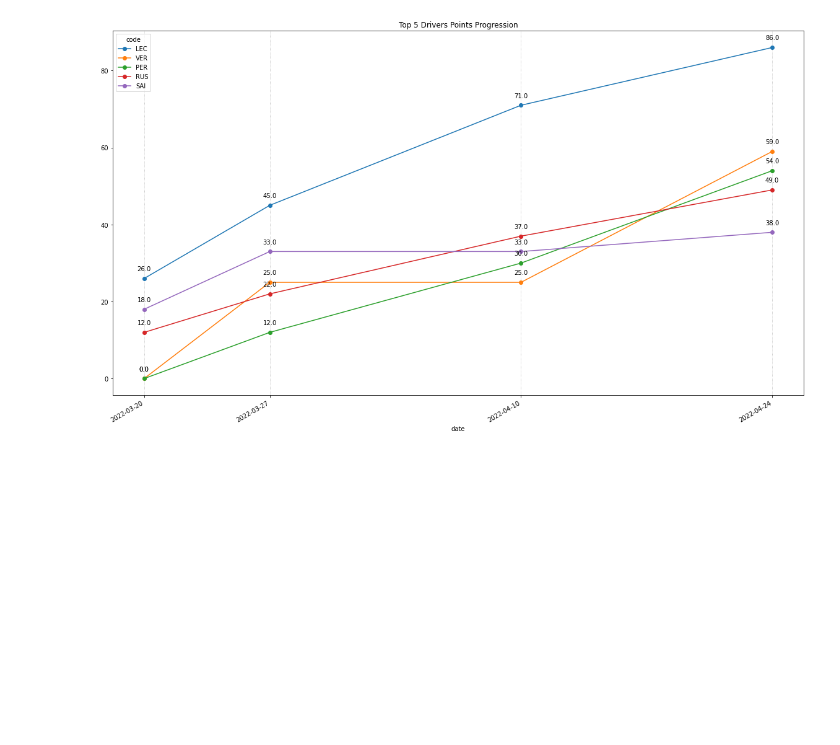
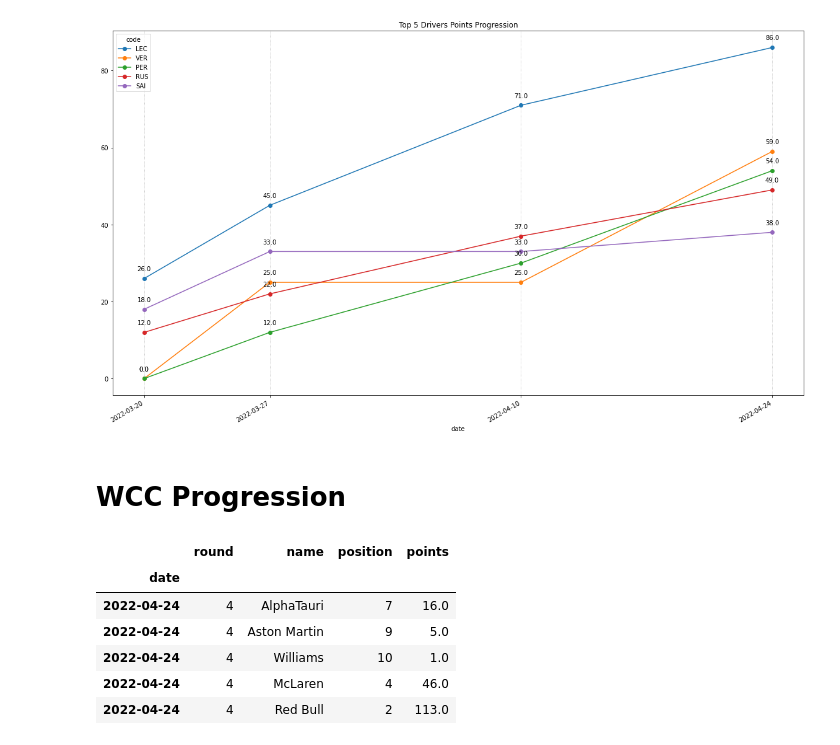
Before and after one commit to meunomemauricio/f1_data, a Jupyter notebook: notebooks/2022.ipynb, the cells around one changed output. Drawn from its saved outputs; the diff is of its cells as text; code cells hidden in the pictures; blank space fills up the shorter version.

```diff
--- a/notebooks/2022.ipynb
+++ b/notebooks/2022.ipynb
@@ -47,3 +46,34 @@ for driver in top_5:
     ax.text(d, p+2, f"{p}", ha="center")
 # %% [output]
 [figure]
+# %% [markdown]
+# WCC Progression
+# %%
+query = """
+SELECT
+  r.date,
+  r.round,
+  c.name,
+  cs.position,
+  cs.points
+FROM constructor_standings AS cs
+JOIN races r on cs.raceId = r.raceId
+JOIN constructors c on cs.constructorId = c.constructorId
+WHERE r.year = 2022
+"""
+
+df = pd.read_sql(
+  query,
+  con,
+  index_col="date",
+  parse_dates="date"
+)
+df.tail()
+# %% [output]
+|  | round | name | position | points |
+| date |  |  |  |  |
+| 2022-04-24 | 4 | AlphaTauri | 7 | 16.0 |
+| 2022-04-24 | 4 | Aston Martin | 9 | 5.0 |
+| 2022-04-24 | 4 | Williams | 10 | 1.0 |
+| 2022-04-24 | 4 | McLaren | 4 | 46.0 |
+| 2022-04-24 | 4 | Red Bull | 2 | 113.0 |
```
Also changed, not shown: parts of 4 cells of this notebook.
